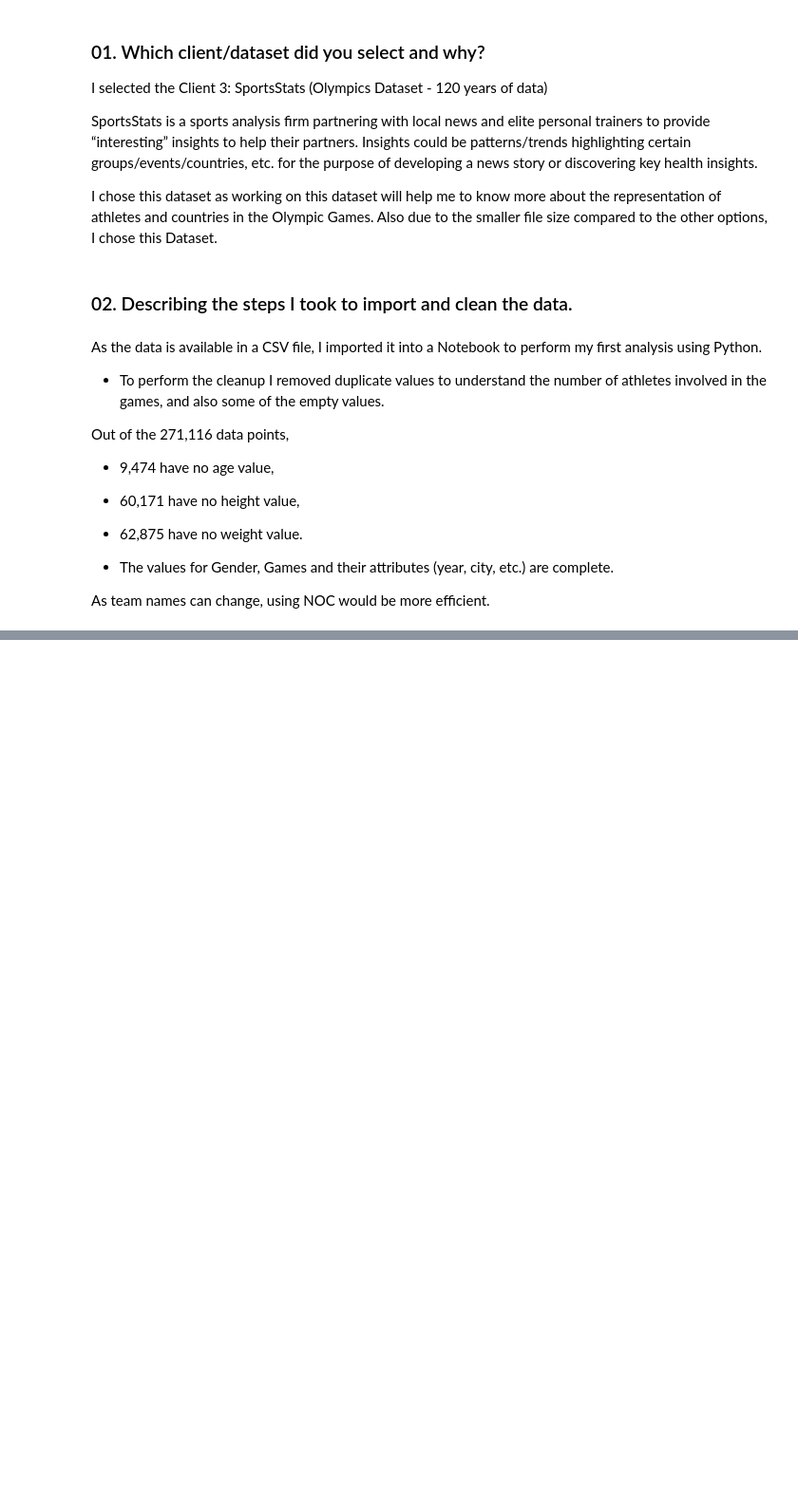
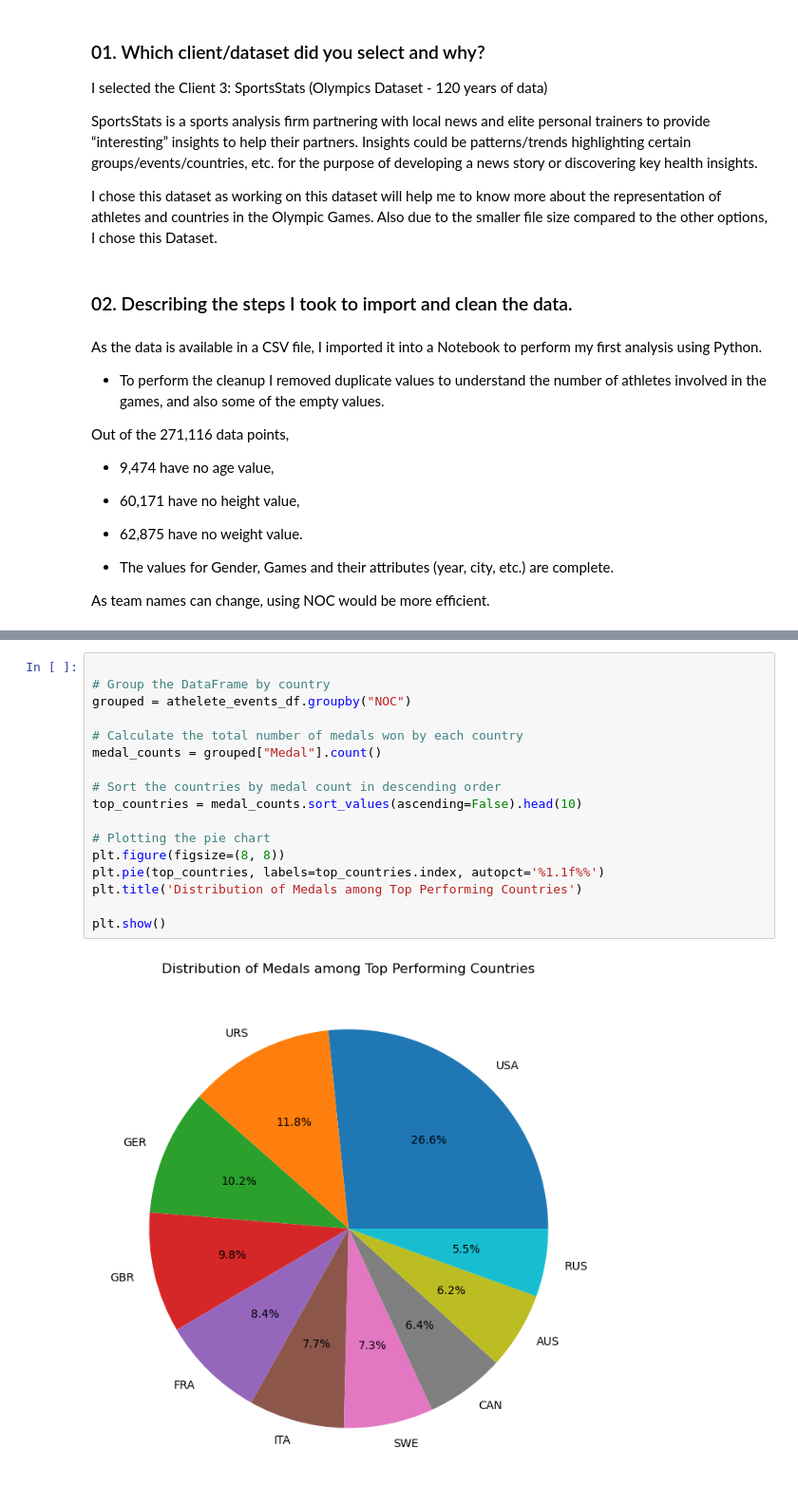
Before and after one commit to GaurabKundu1/UCDavis-SQL-for-Data-Science-Capstone-Project, a Jupyter notebook: Week 1/MileStone_1.ipynb, the cells around one changed output, grey strips where cells are left out. Shown at 95% size. Cells and saved outputs as stored; diff of their text form; blank space fills up the shorter version.

```diff
--- a/Week 1/MileStone_1.ipynb
+++ b/Week 1/MileStone_1.ipynb
@@ -62,0 +296,19 @@ As team names can change, using NOC would be more efficient.
+# %%
+
+# Group the DataFrame by country
+grouped = athelete_events_df.groupby("NOC")
+
+# Calculate the total number of medals won by each country
+medal_counts = grouped["Medal"].count()
+
+# Sort the countries by medal count in descending order
+top_countries = medal_counts.sort_values(ascending=False).head(10)
+
+# Plotting the pie chart
+plt.figure(figsize=(8, 8))
+plt.pie(top_countries, labels=top_countries.index, autopct='%1.1f%%')
+plt.title('Distribution of Medals among Top Performing Countries')
+
+plt.show()
+# %% [output]
+[figure, added]
```
Also changed, not shown: parts of 14 cells of this notebook.
